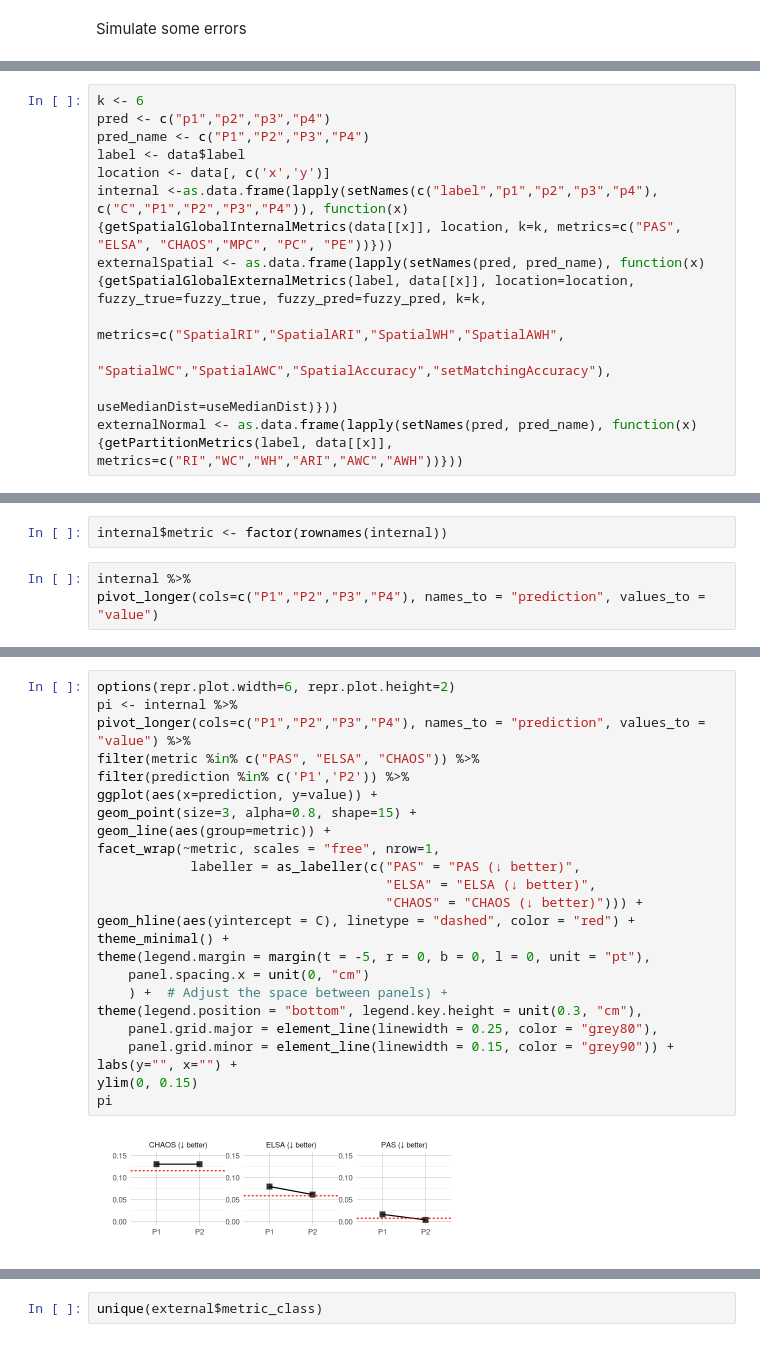
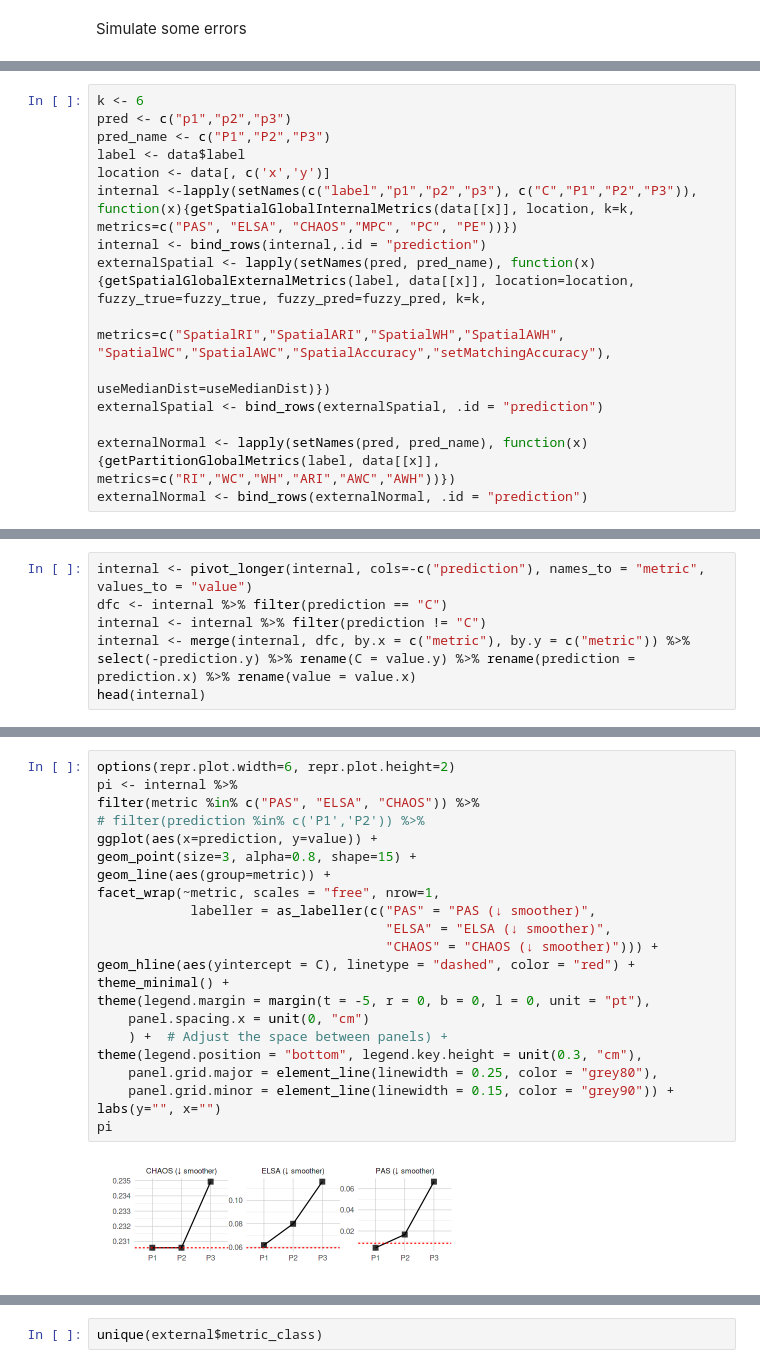
Before and after one commit to RoseYuan/metric_paper, a Jupyter notebook: Figures/spatial_toy_examples/spatial_toy_examples.ipynb, the cells around one changed output, grey strips where cells are left out. Drawn from its saved outputs; the diff is of its cells as text.

```diff
--- a/Figures/spatial_toy_examples/spatial_toy_examples.ipynb
+++ b/Figures/spatial_toy_examples/spatial_toy_examples.ipynb
@@ -221,13 +201,16 @@ A data.frame: 6 × 9
 # %%
 k <- 6
-pred <- c("p1","p2","p3","p4")
-pred_name <- c("P1","P2","P3","P4")
+pred <- c("p1","p2","p3")
+pred_name <- c("P1","P2","P3")
 label <- data$label
 location <- data[, c('x','y')]
-internal <-as.data.frame(lapply(setNames(c("label","p1","p2","p3","p4"), c("C","P1","P2","P3","P4")), function(x){getSpatialGlobalInternalMetrics(data[[x]], location, k=k, metrics=c("PAS", "ELSA", "CHAOS","MPC", "PC", "PE"))}))
-externalSpatial <- as.data.frame(lapply(setNames(pred, pred_name), function(x){getSpatialGlobalExternalMetrics(label, data[[x]], location=location, fuzzy_true=fuzzy_true, fuzzy_pred=fuzzy_pred, k=k,
-                                                                                                                                                metrics=c("SpatialRI","SpatialARI","SpatialWH","SpatialAWH",
-                                                                                                                                                "SpatialWC","SpatialAWC","SpatialAccuracy","setMatchingAccuracy"),
-                                                                                                                                                  useMedianDist=useMedianDist)}))
-externalNormal <- as.data.frame(lapply(setNames(pred, pred_name), function(x){getPartitionMetrics(label, data[[x]], metrics=c("RI","WC","WH","ARI","AWC","AWH"))}))
+internal <-lapply(setNames(c("label","p1","p2","p3"), c("C","P1","P2","P3")), function(x){getSpatialGlobalInternalMetrics(data[[x]], location, k=k, metrics=c("PAS", "ELSA", "CHAOS","MPC", "PC", "PE"))})
+internal <- bind_rows(internal,.id = "prediction")
+externalSpatial <- lapply(setNames(pred, pred_name), function(x){getSpatialGlobalExternalMetrics(label, data[[x]], location=location, fuzzy_true=fuzzy_true, fuzzy_pred=fuzzy_pred, k=k,
+                                                                                                 metrics=c("SpatialRI","SpatialARI","SpatialWH","SpatialAWH", "SpatialWC","SpatialAWC","SpatialAccuracy","setMatchingAccuracy"),
+                                                                                                 useMedianDist=useMedianDist)})
+externalSpatial <- bind_rows(externalSpatial, .id = "prediction")
+
+externalNormal <- lapply(setNames(pred, pred_name), function(x){getPartitionGlobalMetrics(label, data[[x]], metrics=c("RI","WC","WH","ARI","AWC","AWH"))})
+externalNormal <- bind_rows(externalNormal, .id = "prediction")
 # %% [output]
@@ -293,6 +256,7 @@ A data.frame: 6 × 4
-# %%
-internal$metric <- factor(rownames(internal))
 # %%
-internal %>%
-pivot_longer(cols=c("P1","P2","P3","P4"), names_to = "prediction", values_to = "value")
+internal <- pivot_longer(internal, cols=-c("prediction"), names_to = "metric", values_to = "value")
+dfc <- internal %>% filter(prediction == "C")
+internal <- internal %>% filter(prediction != "C")
+internal <- merge(internal, dfc, by.x = c("metric"), by.y = c("metric")) %>% select(-prediction.y) %>% rename(C = value.y) %>% rename(prediction = prediction.x) %>% rename(value = value.x)
+head(internal)
 # %% [output]
@@ -318,27 +272,25 @@ A tibble: 32 × 4
 # %%
 options(repr.plot.width=6, repr.plot.height=2)
 pi <- internal %>%
-pivot_longer(cols=c("P1","P2","P3","P4"), names_to = "prediction", values_to = "value") %>%
 filter(metric %in% c("PAS", "ELSA", "CHAOS")) %>%
-filter(prediction %in% c('P1','P2')) %>%
+# filter(prediction %in% c('P1','P2')) %>%
 ggplot(aes(x=prediction, y=value)) +
 geom_point(size=3, alpha=0.8, shape=15) +
 geom_line(aes(group=metric)) +
 facet_wrap(~metric, scales = "free", nrow=1,
-            labeller = as_labeller(c("PAS" = "PAS (↓ better)",
-                                     "ELSA" = "ELSA (↓ better)",
-                                     "CHAOS" = "CHAOS (↓ better)"))) +
+            labeller = as_labeller(c("PAS" = "PAS (↓ smoother)",
+                                     "ELSA" = "ELSA (↓ smoother)",
+                                     "CHAOS" = "CHAOS (↓ smoother)"))) +
 geom_hline(aes(yintercept = C), linetype = "dashed", color = "red") +
 theme_minimal() +
 theme(legend.margin = margin(t = -5, r = 0, b = 0, l = 0, unit = "pt"),
     panel.spacing.x = unit(0, "cm")
     ) +  # Adjust the space between panels) +
 theme(legend.position = "bottom", legend.key.height = unit(0.3, "cm"),
     panel.grid.major = element_line(linewidth = 0.25, color = "grey80"),
     panel.grid.minor = element_line(linewidth = 0.15, color = "grey90")) +
-labs(y="", x="") +
-ylim(0, 0.15)
+labs(y="", x="")
 pi
 # %% [output]
-[figure, old version]
+[figure, new version]
 # %%
```
Also changed, not shown: parts of 47 cells of this notebook.
